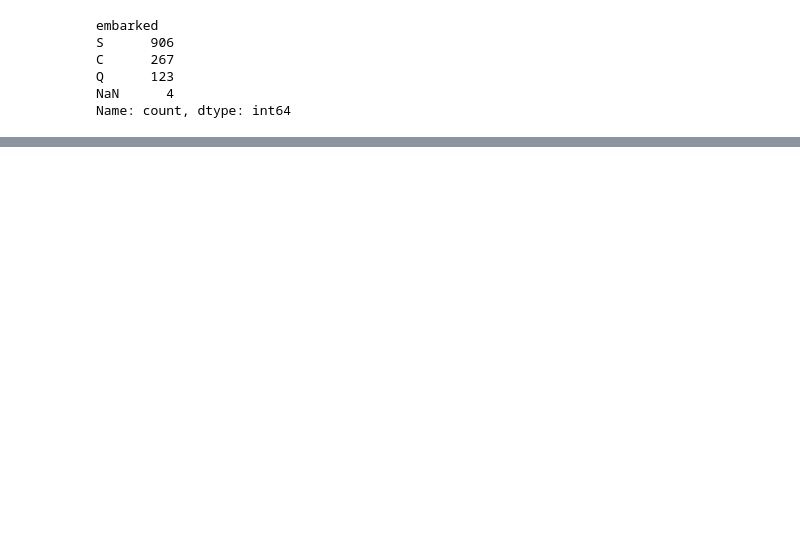
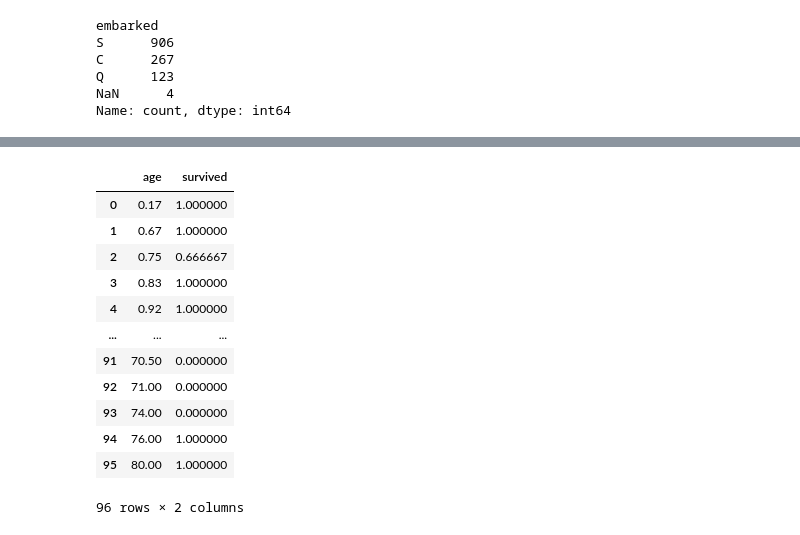
Before and after one commit to DataFlowDevs/Titanic_Survival_Prediction_Analysis, a Jupyter notebook: titanic_lab.ipynb, the cells around one changed output, grey strips where cells are left out. Saved outputs shown, nothing was run; the diff lists cells and outputs as text; code cells hidden in the pictures; blank space fills up the shorter version.

```diff
--- a/titanic_lab.ipynb
+++ b/titanic_lab.ipynb
@@ -141,0 +227,16 @@ Name: count, dtype: int64
+# %%
+the_titanic_df.groupby(['age'], as_index=False)['survived'].mean()
+# %% [output]
+|  | age | survived |
+| 0 | 0.17 | 1.000000 |
+| 1 | 0.67 | 1.000000 |
+| 2 | 0.75 | 0.666667 |
+| 3 | 0.83 | 1.000000 |
+| 4 | 0.92 | 1.000000 |
+| ... | ... | ... |
+| 91 | 70.50 | 0.000000 |
+| 92 | 71.00 | 0.000000 |
+| 93 | 74.00 | 0.000000 |
+| 94 | 76.00 | 1.000000 |
+| 95 | 80.00 | 1.000000 |
+96 rows × 2 columns
```
Also changed, not shown: parts of 13 cells of this notebook, 3 other files.
